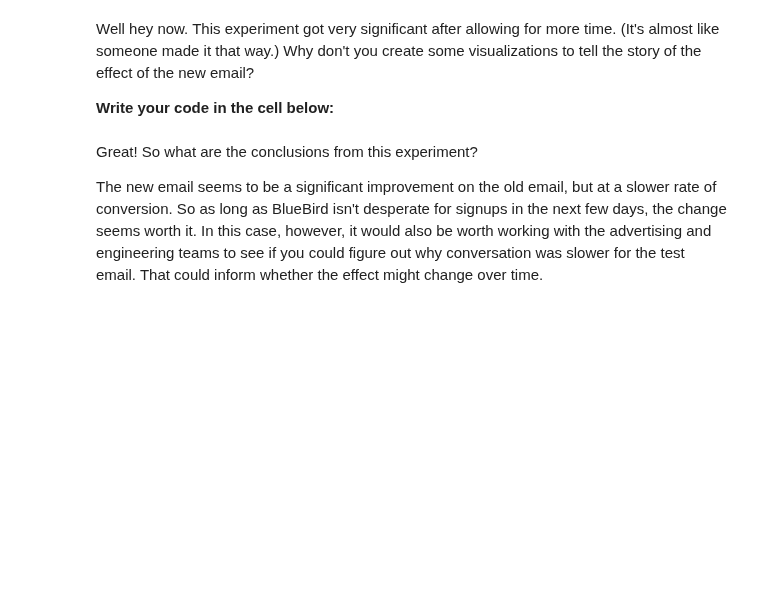
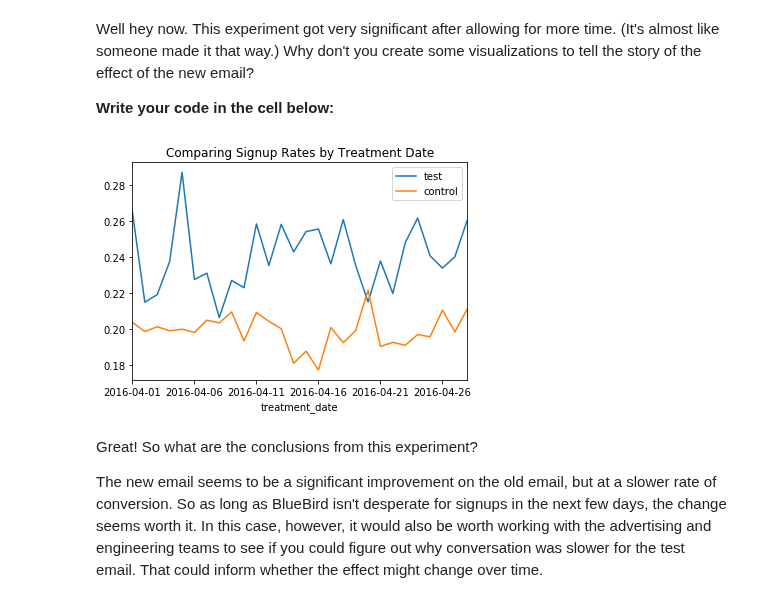
Before and after one commit to VincentG123/ThinkfulBootcamp, a Jupyter notebook: Guided_Example.ipynb, the cells around one changed output. Cells and saved outputs as stored; diff of their text form; code cells hidden in the pictures; blank space fills up the shorter version.

```diff
--- a/Guided_Example.ipynb
+++ b/Guided_Example.ipynb
@@ -184,6 +194,6 @@ This [final data set](https://github.com/Thinkful-Ed/data-201-resources/blob/mas
 Let's answer the same basic questions again.
 # %%
 PATH = 'https://raw.githubusercontent.com/Thinkful-Ed/data-201-resources/master/1.4.11_experimentation_guided_example/experiment_data_final.csv'
-experiment_data = pd.read_csv(PATH)
+experiment_data2 = pd.read_csv(PATH)
 # %%
 # How large is each group?
@@ -217,3 +225,14 @@ Well hey now. This experiment got very significant after allowing for more time.
+# %%
+# Your code here.
+fig = experiment_data2[experiment_data2.test==1][
+    ['treatment_date', 'is_signed_up']].groupby('treatment_date').mean().plot()
+experiment_data2[experiment_data2.test==0][
+    ['treatment_date', 'is_signed_up']].groupby('treatment_date').mean().plot(ax=fig)
+plt.legend(['test','control'])
+plt.title('Comparing Signup Rates by Treatment Date')
+plt.show()
+# %% [output]
+[figure, added]
 # %% [markdown]
 Great! So what are the conclusions from this experiment?
 
```
Also changed, not shown: parts of 3 cells of this notebook.
